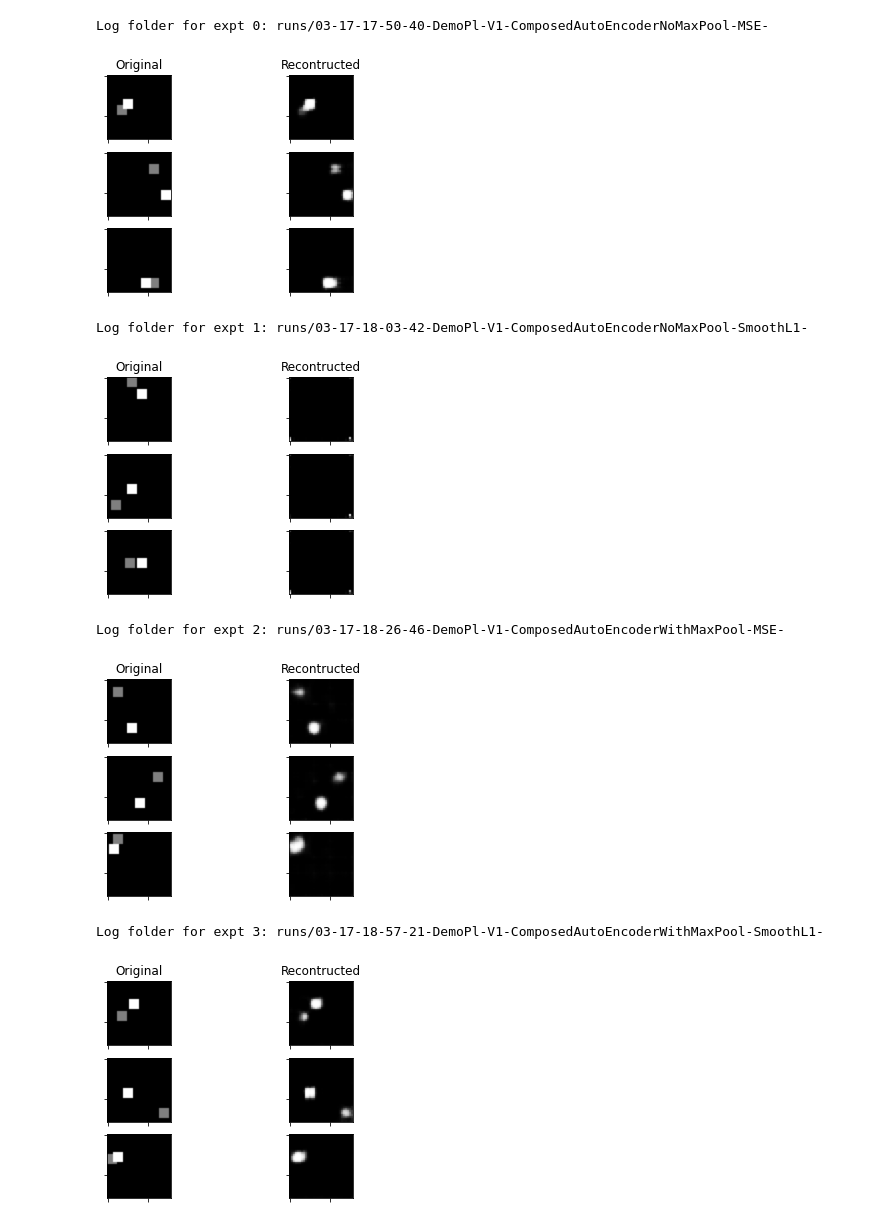
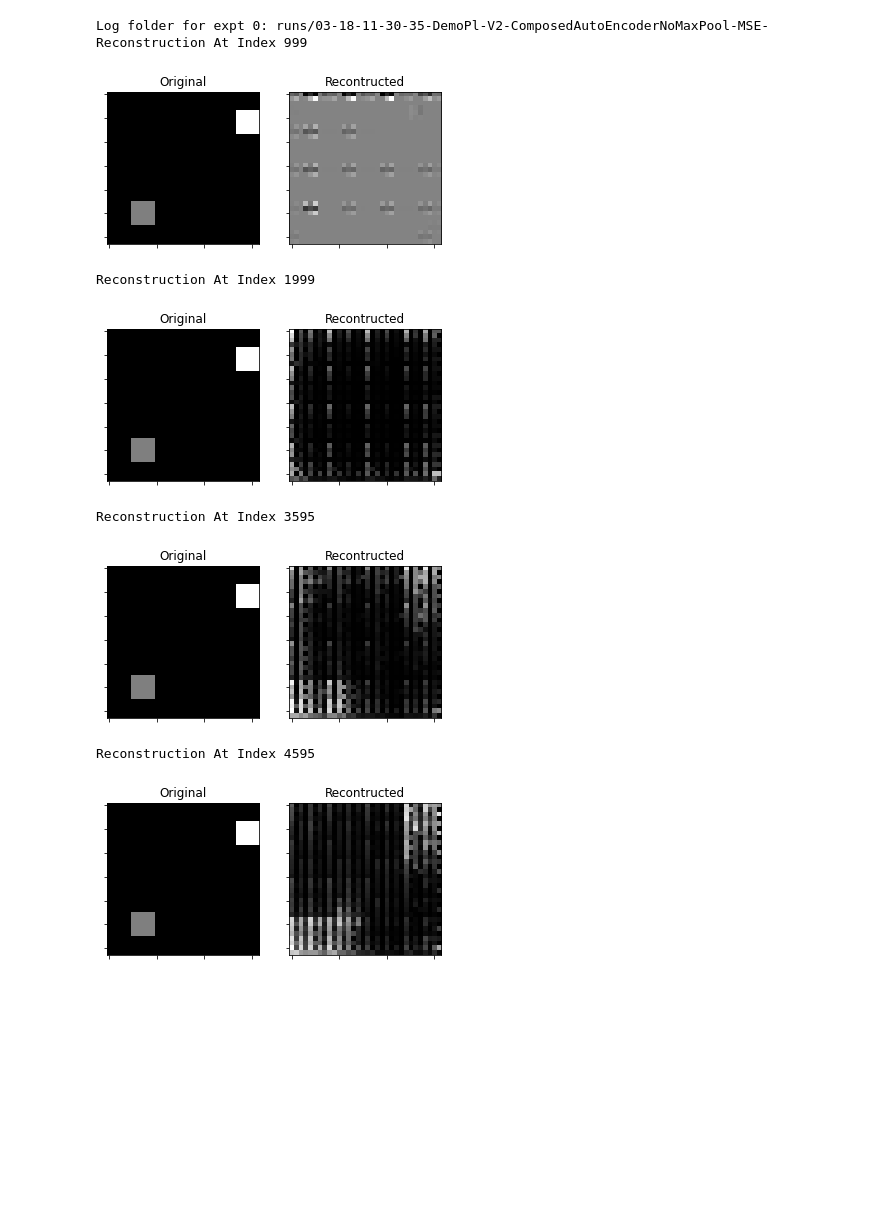
Before and after one commit to PradeepKadubandi/DemoPlanner, a Jupyter notebook: driver.ipynb, the cells around one changed output. Drawn from its saved outputs; the diff is of its cells as text; code cells hidden in the pictures; blank space fills up the shorter version.

```diff
--- a/driver.ipynb
+++ b/driver.ipynb
@@ -22,11 +22,11 @@ from networks.lossfunctions import *
 opt = np.get_printoptions()
 np.set_printoptions(threshold=np.inf)
 # %%
-data_folder = 'data/demoplanner/version1'
+data_folder = 'data/demoplanner/version2'
 train_data = NumpyCsvDataSet(data_folder + '/train.csv')
 test_data = NumpyCsvDataSet(data_folder + '/test.csv')
-training_loader = DataLoader(train_data, batch_size=50, shuffle=True)
-test_loader = DataLoader(test_data, batch_size=3, shuffle=True)
+# training_loader = DataLoader(train_data, batch_size=50, shuffle=True)
+# test_loader = DataLoader(test_data, batch_size=3, shuffle=True)
 # %%
 print (train_data.data.shape)
 print (test_data.data.shape)
@@ -40,29 +40,30 @@ torch.Size([1341, 2058])
 # from networks.vae import VAE
 # %%
 expts = [
-    ['DemoPl-V1-ComposedAutoEncoderNoMaxPool-MSE-', ComposedAutoEncoder, demopl_v1_data_adapter, mse_loss_adapter, demopl_v1_data_to_img],
-    ['DemoPl-V1-ComposedAutoEncoderNoMaxPool-SmoothL1-', ComposedAutoEncoder, demopl_v1_data_adapter, smooth_l1_loss_adapter, demopl_v1_data_to_img],
-    ['DemoPl-V1-ComposedAutoEncoderWithMaxPool-MSE-', lambda: ComposedAutoEncoder(useMaxPool=True), demopl_v1_data_adapter, mse_loss_adapter, demopl_v1_data_to_img],
-    ['DemoPl-V1-ComposedAutoEncoderWithMaxPool-SmoothL1-', lambda: ComposedAutoEncoder(useMaxPool=True), demopl_v1_data_adapter, smooth_l1_loss_adapter, demopl_v1_data_to_img],
-    ['DemoPl-V1-DenseAutoEncoder3-MSE-', lambda: DenseAutoEncoder(enc_layer_dims=[1024, 128, 16]), demopl_v1_data_adapter, mse_loss_adapter, demopl_v1_data_to_img],
-    ['DemoPl-V1-DenseAutoEncoder3-SmoothL1-', lambda: DenseAutoEncoder(enc_layer_dims=[1024, 128, 16]), demopl_v1_data_adapter, smooth_l1_loss_adapter, demopl_v1_data_to_img],
-    ['DemoPl-V1-VAE-VAELoss-', VAE, demopl_v1_data_adapter, vae_loss_adapter, demopl_v1_data_to_img],
-    ['DemoPl-V1-ConvVAE-VAELoss-', ConvVae, demopl_v1_data_adapter, vae_loss_adapter, demopl_v1_data_to_img],
+    ['DemoPl-V2-ComposedAutoEncoderNoMaxPool-MSE-', ComposedAutoEncoder, demopl_v1_data_adapter, mse_loss_adapter, demopl_v1_data_to_img],
+#     ['DemoPl-V2-ComposedAutoEncoderNoMaxPool-SmoothL1-', ComposedAutoEncoder, demopl_v1_data_adapter, smooth_l1_loss_adapter, demopl_v1_data_to_img],
+#     ['DemoPl-V2-ComposedAutoEncoderWithMaxPool-MSE-', lambda: ComposedAutoEncoder(useMaxPool=True), demopl_v1_data_adapter, mse_loss_adapter, demopl_v1_data_to_img],
+#     ['DemoPl-V2-ComposedAutoEncoderWithMaxPool-SmoothL1-', lambda: ComposedAutoEncoder(useMaxPool=True), demopl_v1_data_adapter, smooth_l1_loss_adapter, demopl_v1_data_to_img],
+#     ['DemoPl-V2-DenseAutoEncoder3-MSE-', lambda: DenseAutoEncoder(enc_layer_dims=[1024, 128, 16]), demopl_v1_data_adapter, mse_loss_adapter, demopl_v1_data_to_img],
+#     ['DemoPl-V2-DenseAutoEncoder3-SmoothL1-', lambda: DenseAutoEncoder(enc_layer_dims=[1024, 128, 16]), demopl_v1_data_adapter, smooth_l1_loss_adapter, demopl_v1_data_to_img],
+#     ['DemoPl-V2-VAE-VAELoss-', VAE, demopl_v1_data_adapter, vae_loss_adapter, demopl_v1_data_to_img],
+#     ['DemoPl-V2-ConvVAE-VAELoss-', ConvVae, demopl_v1_data_adapter, vae_loss_adapter, demopl_v1_data_to_img],
 ]
 # %%
-train_epochs = 200
+train_epochs = 2
 for i in range(len(expts)):
     inputs = expts[i]
-    runner = ExptRunner(inputs[0], inputs[1](), inputs[2], inputs[3])
+    runner = ExptRunner(inputs[0], inputs[1](), train_data, test_data, inputs[2], inputs[3], data_to_img_func=inputs[4])
     print ("Log folder for expt {}: {}".format(i, runner.log_folder))
-    runner.train(train_epochs, training_loader)
-    runner.test(test_loader, inputs[4])
+    runner.train(train_epochs, shouldShowReconstruction=True)
+    runner.test()
 # %% [output]
-Log folder for expt 0: runs/03-17-17-50-40-DemoPl-V1-ComposedAutoEncoderNoMaxPool-MSE-
+Log folder for expt 0: runs/03-18-11-30-35-DemoPl-V2-ComposedAutoEncoderNoMaxPool-MSE-
+Reconstruction At Index 999
-[figure, old version]
+[figure, new version]
-Log folder for expt 1: runs/03-17-18-03-42-DemoPl-V1-ComposedAutoEncoderNoMaxPool-SmoothL1-
+Reconstruction At Index 1999
-[figure, old version]
+[figure, new version]
-Log folder for expt 2: runs/03-17-18-26-46-DemoPl-V1-ComposedAutoEncoderWithMaxPool-MSE-
+Reconstruction At Index 3595
-[figure, old version]
+[figure, new version]
-Log folder for expt 3: runs/03-17-18-57-21-DemoPl-V1-ComposedAutoEncoderWithMaxPool-SmoothL1-
+Reconstruction At Index 4595
-[figure, old version]
+[figure, new version]
```
Also changed, not shown: parts of 2 cells of this notebook, 2 other files.
